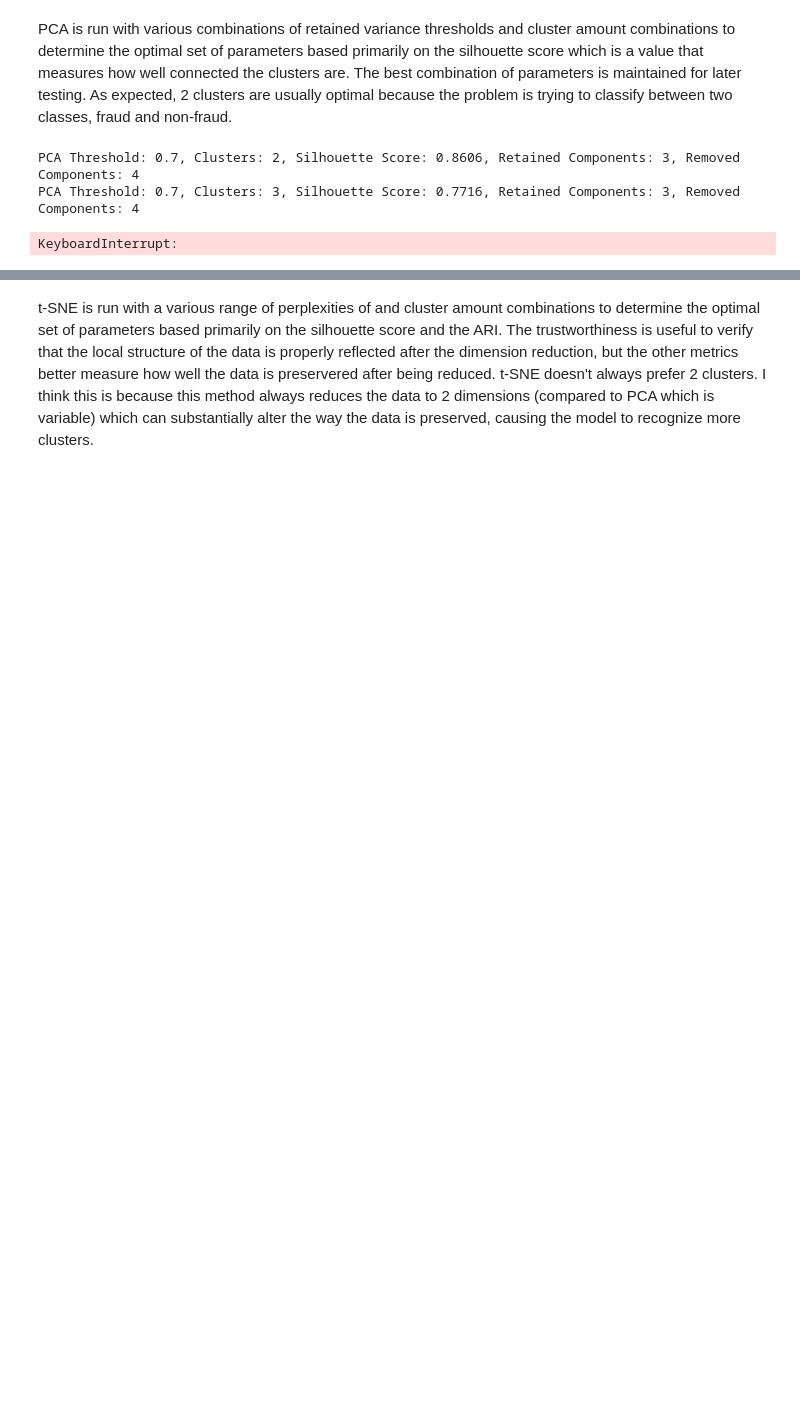
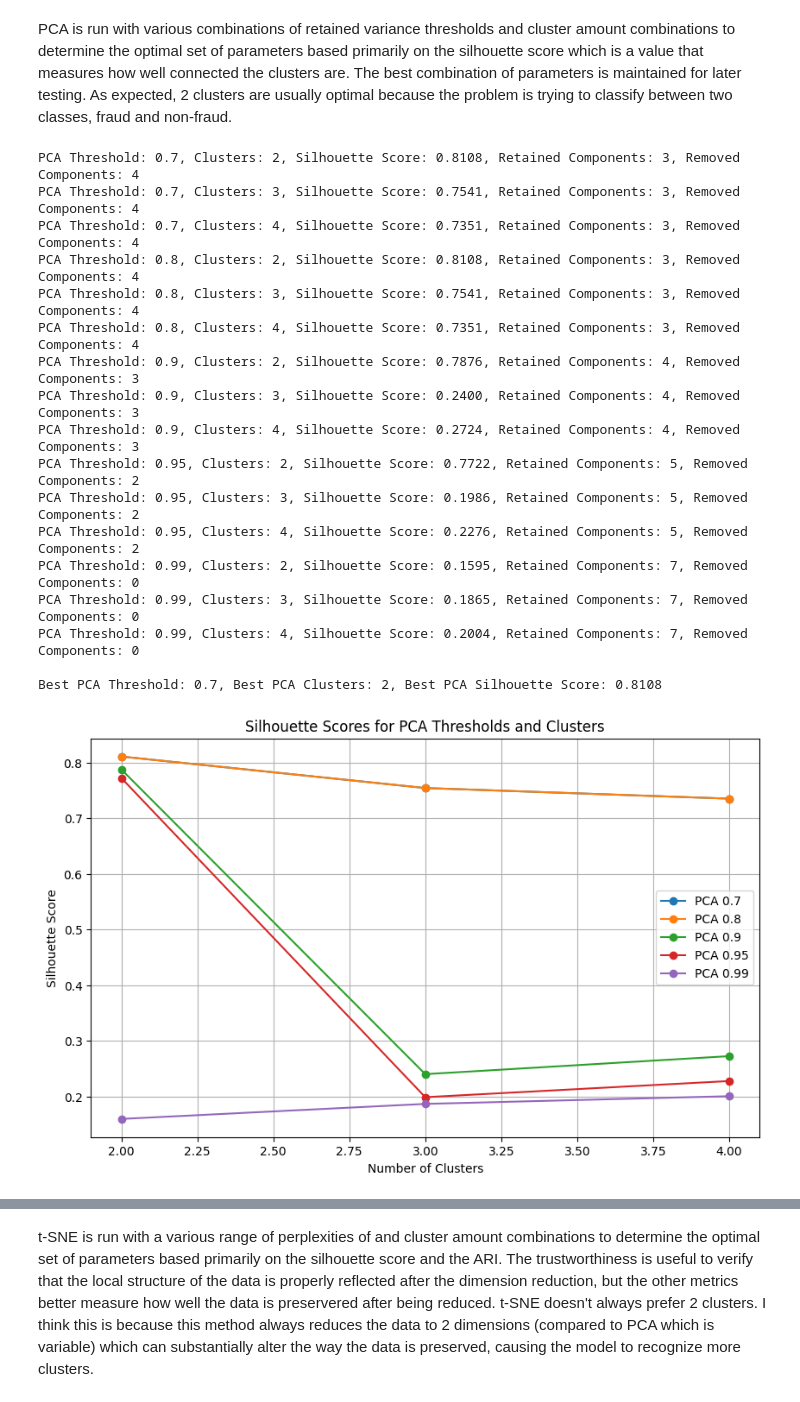
Before and after one commit to rrangelvargas/INM701, a Jupyter notebook: src/maingmm.ipynb, the cells around one changed output, grey strips where cells are left out. Saved outputs shown, nothing was run; the diff lists cells and outputs as text; code cells hidden in the pictures; blank space fills up the shorter version.

```diff
--- a/src/maingmm.ipynb
+++ b/src/maingmm.ipynb
@@ -67,0 +72,10 @@ Fraud ratio: 0.5
+# %%
+def apply_pca(X, variance_threshold): # apply PCA dimension reduction to a given dataset
+    pca = PCA(n_components=variance_threshold)
+    X_pca = pca.fit_transform(X)
+    return X_pca, pca
+
+def apply_tsne(X, perplexity, learning_rate=200): # apply t-SNE dimension reduction to a given dataset
+    tsne = TSNE(n_components=2, perplexity=perplexity, random_state=42, learning_rate=learning_rate)
+    X_tsne = tsne.fit_transform(X)
+    return X_tsne, tsne
@@ -68,12 +297,6 @@ Fraud ratio: 0.5
 # %% [markdown]
 PCA is run with various combinations of retained variance thresholds and cluster amount combinations to determine the optimal set of parameters based primarily on the silhouette score which is a value that measures how well connected the clusters are. The best combination of parameters is maintained for later testing. As expected, 2 clusters are usually optimal because the problem is trying to classify between two classes, fraud and non-fraud.
 # %%
-from sklearn.decomposition import PCA
-from sklearn.mixture import GaussianMixture
-from sklearn.metrics import silhouette_score
-import matplotlib.pyplot as plt
-import numpy as np
-
 # define PCA thresholds and cluster range
 pca_thresholds = [0.70, 0.80, 0.90, 0.95, 0.99]
 cluster_range = range(2, 5)
@@ -83,49 +306,61 @@ pca_results = []
 
 original_components = X_scaled.shape[1]
 
+# loop through each combination of hyperparameters to findthe best PCA threshold
 for pca_threshold in pca_thresholds:
-    # apply PCA with the current threshold
-    pca = PCA(n_components=pca_threshold)
-    X_pca = pca.fit_transform(X_scaled)
+    # helper function to apply PCA
+    X_pca, pca_obj = apply_pca(X_scaled, pca_threshold)
 
-    # count retained and removed components
-    retained_components = pca.n_components_
+    retained_components = pca_obj.n_components_
     removed_components = original_components - retained_components
 
-    # iterate over the range of clusters
     for n_clusters in cluster_range:
-        # train Gaussian Mixture Model
         gmm = GaussianMixture(n_components=n_clusters, n_init=50, covariance_type='tied', random_state=42)
         labels = gmm.fit_predict(X_pca)
 
-        # calculate the silhouette score
         silhouette_avg = silhouette_score(X_pca, labels)
         pca_results.append((pca_threshold, n_clusters, silhouette_avg))
-        # print details
         print(
             f"PCA Threshold: {pca_threshold}, Clusters: {n_clusters}, "
             f"Silhouette Score: {silhouette_avg:.4f}, "
             f"Retained Components: {retained_components}, Removed Components: {removed_components}"
         )
 
 # find the best combination of PCA threshold and number of clusters
 best_pca_threshold, best_pca_clusters, best_pca_silhouette = max(pca_results, key=lambda x: x[2])
 print(f"\nBest PCA Threshold: {best_pca_threshold}, Best PCA Clusters: {best_pca_clusters}, Best PCA Silhouette Score: {best_pca_silhouette:.4f}")
 
 # visualize silhouette cores
 results_array = np.array(pca_results)
 plt.figure(figsize=(10, 6))
+
+
 for threshold in pca_thresholds:
     scores = results_array[results_array[:, 0] == threshold][:, 2].astype(float)
     plt.plot(cluster_range, scores, marker='o', label=f'PCA {threshold}')
 
 plt.title("Silhouette Scores for PCA Thresholds and Clusters")
 plt.xlabel("Number of Clusters")
 plt.ylabel("Silhouette Score")
 plt.legend()
 plt.grid()
 plt.show()
 # %% [output]
-PCA Threshold: 0.7, Clusters: 2, Silhouette Score: 0.8606, Retained Components: 3, Removed Components: 4
-PCA Threshold: 0.7, Clusters: 3, Silhouette Score: 0.7716, Retained Components: 3, Removed Components: 4
+PCA Threshold: 0.7, Clusters: 2, Silhouette Score: 0.8108, Retained Components: 3, Removed Components: 4
+PCA Threshold: 0.7, Clusters: 3, Silhouette Score: 0.7541, Retained Components: 3, Removed Components: 4
+PCA Threshold: 0.7, Clusters: 4, Silhouette Score: 0.7351, Retained Components: 3, Removed Components: 4
+PCA Threshold: 0.8, Clusters: 2, Silhouette Score: 0.8108, Retained Components: 3, Removed Components: 4
+PCA Threshold: 0.8, Clusters: 3, Silhouette Score: 0.7541, Retained Components: 3, Removed Components: 4
+PCA Threshold: 0.8, Clusters: 4, Silhouette Score: 0.7351, Retained Components: 3, Removed Components: 4
+PCA Threshold: 0.9, Clusters: 2, Silhouette Score: 0.7876, Retained Components: 4, Removed Components: 3
+PCA Threshold: 0.9, Clusters: 3, Silhouette Score: 0.2400, Retained Components: 4, Removed Components: 3
+PCA Threshold: 0.9, Clusters: 4, Silhouette Score: 0.2724, Retained Components: 4, Removed Components: 3
+PCA Threshold: 0.95, Clusters: 2, Silhouette Score: 0.7722, Retained Components: 5, Removed Components: 2
+PCA Threshold: 0.95, Clusters: 3, Silhouette Score: 0.1986, Retained Components: 5, Removed Components: 2
+PCA Threshold: 0.95, Clusters: 4, Silhouette Score: 0.2276, Retained Components: 5, Removed Components: 2
+PCA Threshold: 0.99, Clusters: 2, Silhouette Score: 0.1595, Retained Components: 7, Removed Components: 0
+PCA Threshold: 0.99, Clusters: 3, Silhouette Score: 0.1865, Retained Components: 7, Removed Components: 0
+PCA Threshold: 0.99, Clusters: 4, Silhouette Score: 0.2004, Retained Components: 7, Removed Components: 0
+
+Best PCA Threshold: 0.7, Best PCA Clusters: 2, Best PCA Silhouette Score: 0.8108
-KeyboardInterrupt:
+[figure, added]
```
Also changed, not shown: parts of 28 cells of this notebook, 1 other file.
